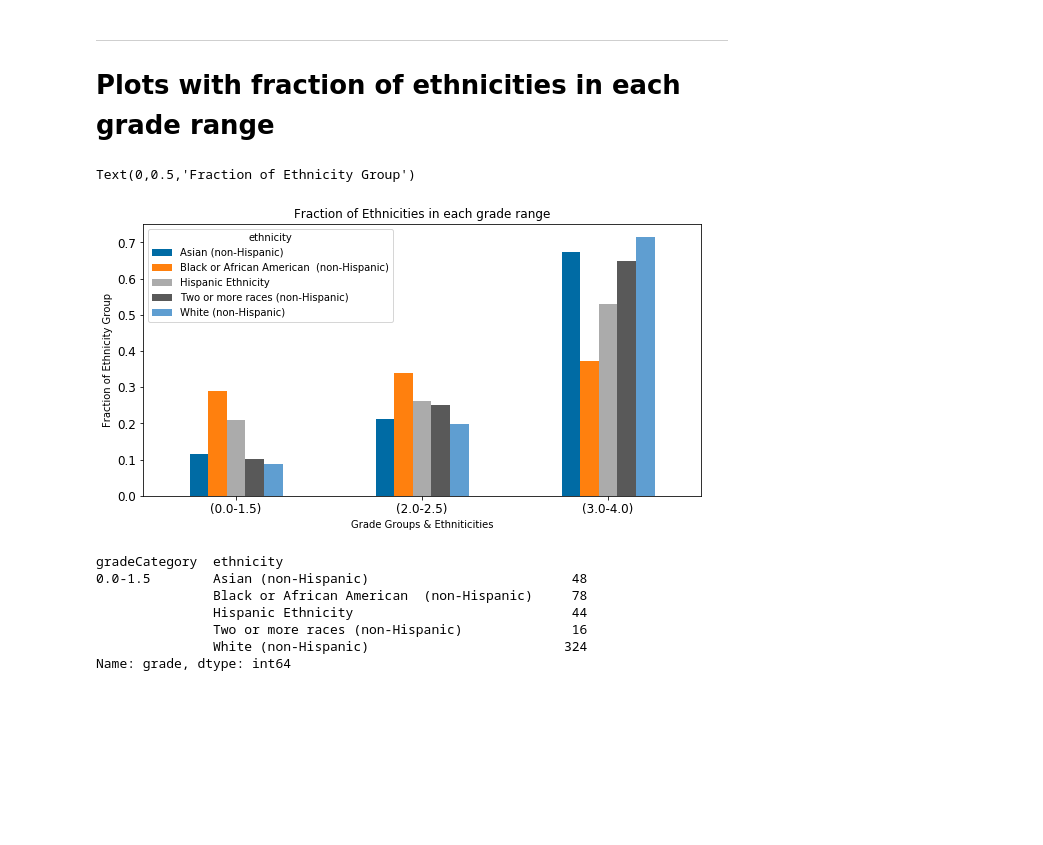
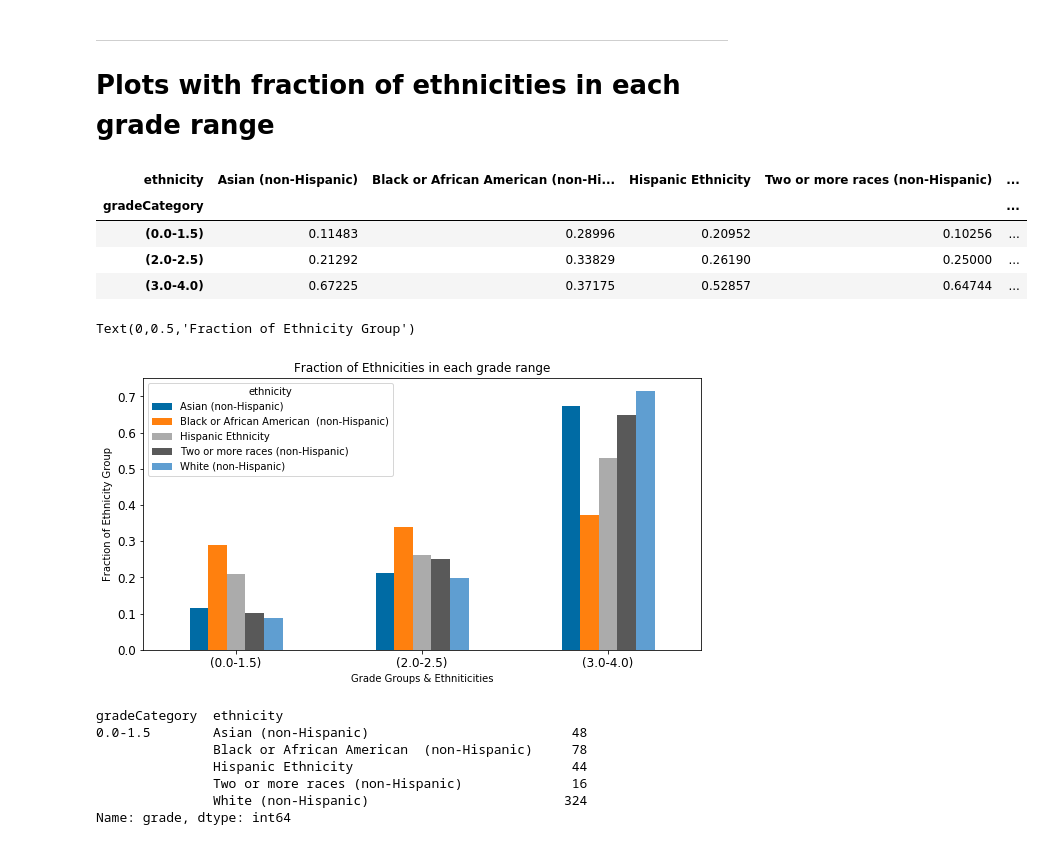
Before and after one commit to anair3007/gradeComparison, a Jupyter notebook: gradeComparison.ipynb, the cells around one changed output. Cells and saved outputs as stored; diff of their text form; code cells hidden in the pictures; blank space fills up the shorter version.

```diff
--- a/gradeComparison.ipynb
+++ b/gradeComparison.ipynb
@@ -225,26 +225,33 @@ receivedGrade.hist(by='term', column='grade',
 # %%
 conditions = [
                 (receivedGrade['grade']<=1.5),
                 (receivedGrade['grade']>=2.0) & (receivedGrade['grade']<3.0),
                 (receivedGrade['grade']>=3.0)
 ]
 choices = ['(0.0-1.5)','(2.0-2.5)','(3.0-4.0)']
 receivedGrade['gradeCategory'] = np.select(conditions, choices, default=False)
 
 InGradeCategory = receivedGrade.groupby(['gradeCategory','ethnicity'])['grade'].count().unstack()
 totalInEthnicity = receivedGrade.groupby(['ethnicity'])['grade'].count().head()
 
 for i in range(0,5):
     InGradeCategory.iloc[:,i] = InGradeCategory.iloc[:,i]/totalInEthnicity.iloc[i]
-
-ax = InGradeCategory.plot(kind='bar',
-            title='Fraction of Ethnicities in each grade range',
-            fontsize=12, rot=0,figsize=(10,5))
-ax.set_xlabel('Grade Groups & Ethniticities')
-ax.set_ylabel('Fraction of Ethnicity Group')
+InGradeCategory
 # %% [output]
-Text(0,0.5,'Fraction of Ethnicity Group')
-[figure, removed]
+| ethnicity | Asian (non-Hispanic) | Black or African American (non-Hi... | Hispanic Ethnicity | Two or more races (non-Hispanic) | ... |
+| gradeCategory |  |  |  |  | ... |
+| (0.0-1.5) | 0.11483 | 0.28996 | 0.20952 | 0.10256 | ... |
+| (2.0-2.5) | 0.21292 | 0.33829 | 0.26190 | 0.25000 | ... |
+| (3.0-4.0) | 0.67225 | 0.37175 | 0.52857 | 0.64744 | ... |
+# %%
+ax = InGradeCategory.plot(kind='bar',
+            title='Fraction of Ethnicities in each grade range',
+            fontsize=12, rot=0,figsize=(10,5))
+ax.set_xlabel('Grade Groups & Ethniticities')
+ax.set_ylabel('Fraction of Ethnicity Group')
+# %% [output]
+Text(0,0.5,'Fraction of Ethnicity Group')
+[figure, added]
 # %%
 receivedGrade.groupby(['gradeCategory','ethnicity'])['grade'].count().head()
 # %% [output]
```
